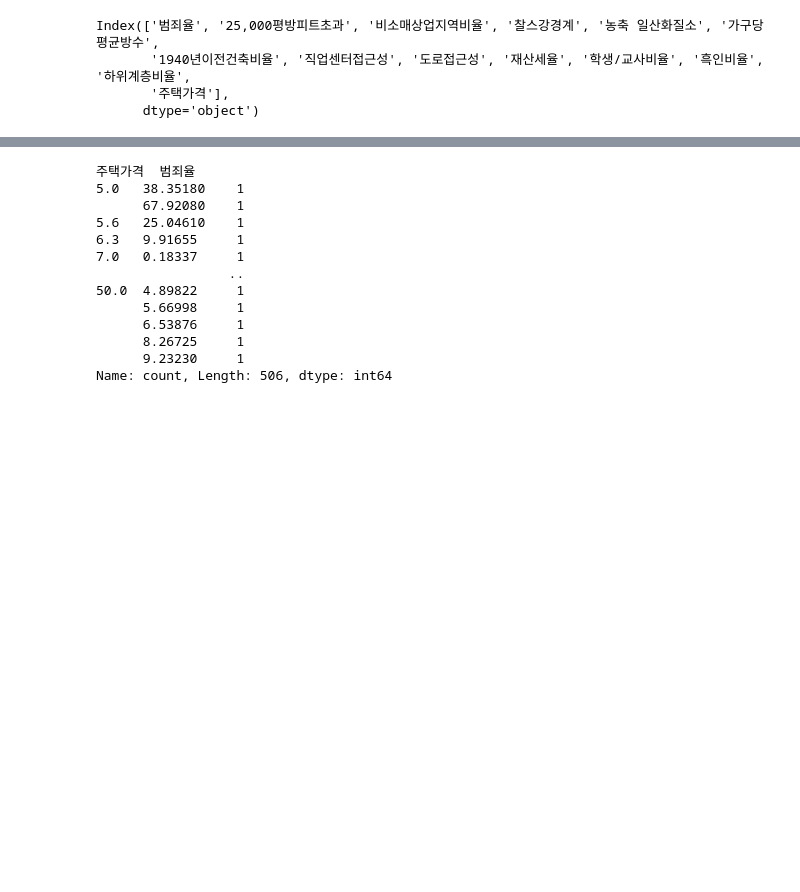
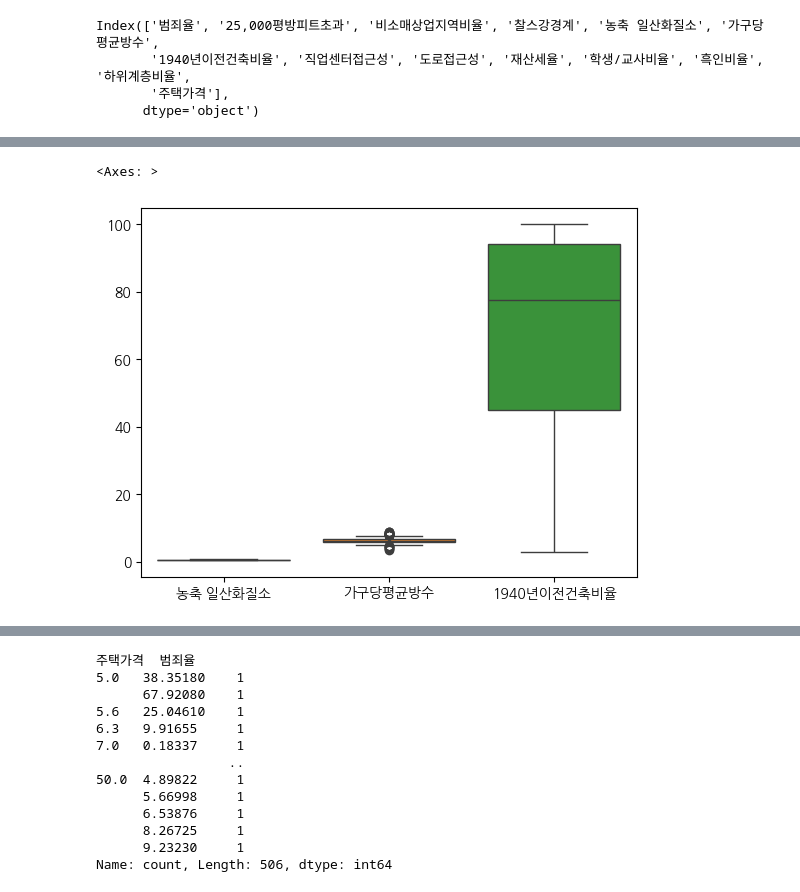
Before and after one commit to Minseos/-, a Jupyter notebook: 06_machine_learning/14_회귀분석_보스턴집값예측_라쏘_릿지_엘라스틱넷_내가.ipynb, the cells around one changed output, grey strips where cells are left out. Cells and saved outputs as stored; diff of their text form; code cells hidden in the pictures; blank space fills up the shorter version.

```diff
--- a/06_machine_learning/14_회귀분석_보스턴집값예측_라쏘_릿지_엘라스틱넷_내가.ipynb
+++ b/06_machine_learning/14_회귀분석_보스턴집값예측_라쏘_릿지_엘라스틱넷_내가.ipynb
@@ -63,3 +66,8 @@ sns.boxplot(data[['범죄율', '25,000평방피트초과', '비소매상업지
+# %%
+sns.boxplot(data[['농축 일산화질소', '가구당평균방수', '1940년이전건축비율']])
+# %% [output]
+<Axes: >
+[figure, added]
 # %%
 sns.boxplot(data[['직업센터접근성', '도로접근성', '재산세율', '학생/교사비율', '흑인비율', '하위계층비율',
        '주택가격']])
```
Also changed, not shown: parts of 62 cells of this notebook, 1 other file.
